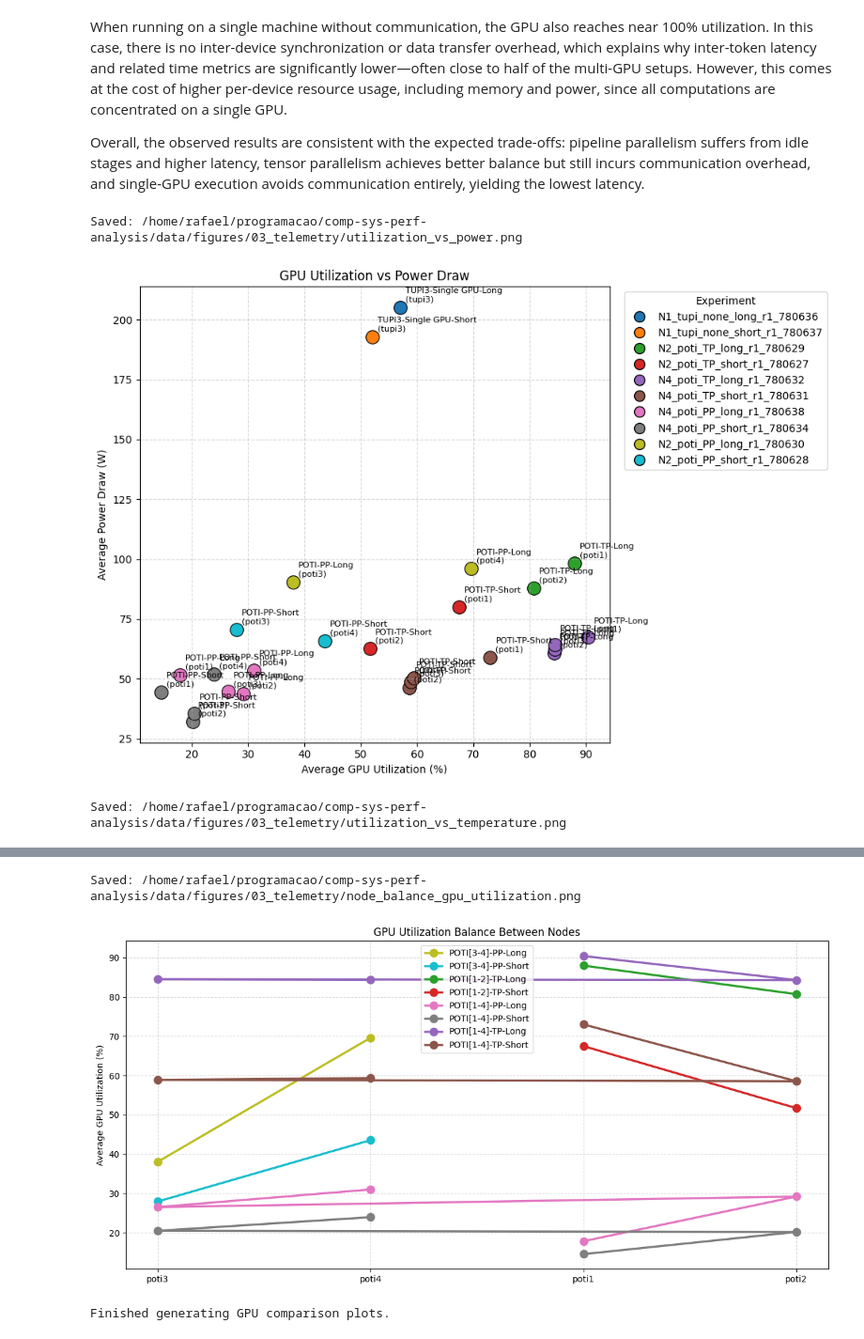
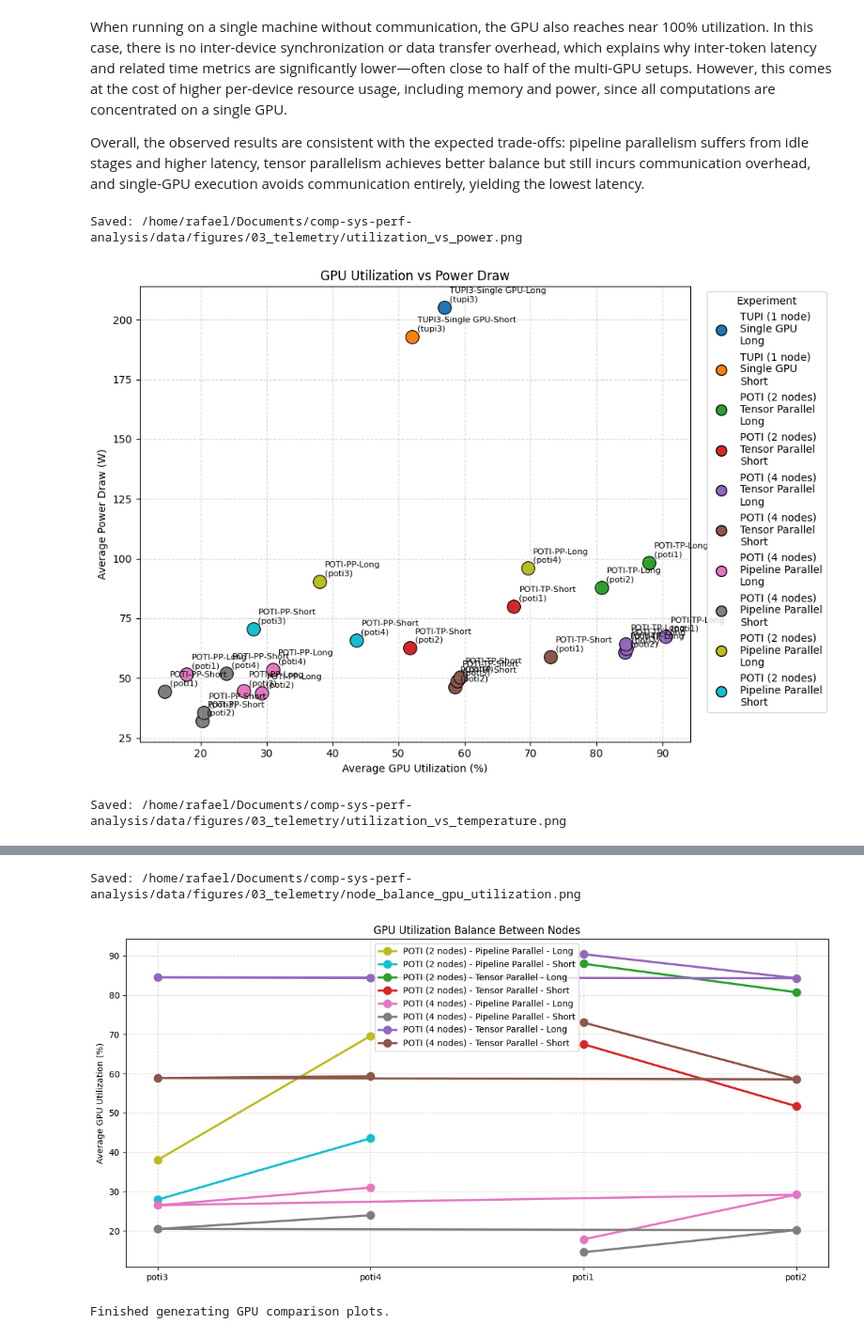
Before and after one commit to matregnago/comp-sys-perf-analysis, a Jupyter notebook: notebooks/03_telemetry.ipynb, the cells around one changed output, grey strips where cells are left out. Shown at 94% size. Cells and saved outputs as stored; diff of their text form; code cells hidden in the pictures.

Commit message:
fix: gpu graph labels

```diff
--- a/notebooks/03_telemetry.ipynb
+++ b/notebooks/03_telemetry.ipynb
@@ -502,7 +502,7 @@ def make_label(row):
 # Every experiment gets one color
 # All nodes from the same experiment share that color
 
-experiments = df["experiment_name"].unique()
+experiments = df["display_name"].unique()
 
 cmap = plt.get_cmap("tab10")
 
@@ -541,7 +541,7 @@ for _, row in df.iterrows():
 
     label = make_label(row)
 
-    color = experiment_colors[row["experiment_name"]]
+    color = experiment_colors[row["display_name"]]
 
     plt.scatter(
         row["gpu_util_avg"],
@@ -614,7 +614,7 @@ for _, row in df.iterrows():
 
     label = make_label(row)
 
-    color = experiment_colors[row["experiment_name"]]
+    color = experiment_colors[row["display_name"]]
 
     plt.scatter(
         row["gpu_util_avg"],
@@ -642,7 +642,7 @@ for _, row in df.iterrows():
 
 legend_handles = []
 
-for exp in experiments:
+for display_name in experiments:
 
     legend_handles.append(
         plt.Line2D(
@@ -650,10 +650,10 @@ for exp in experiments:
             [0],
             marker='o',
             color='w',
-            markerfacecolor=experiment_colors[exp],
+            markerfacecolor=experiment_colors[display_name],
             markeredgecolor='black',
             markersize=10,
-            label=exp
+            label=display_name.replace("\n", " - ")
         )
     )
 
@@ -682,7 +682,7 @@ save_plot("utilization_vs_temperature.png")
 # =========================================================
 
 multi_node = (
-    df.groupby("experiment_name")
+    df.groupby("display_name")
     .filter(lambda g: len(g) > 1)
 )
 
@@ -690,7 +690,7 @@ if not multi_node.empty:
 
     plt.figure(figsize=(12, 6))
 
-    for exp_name, group in multi_node.groupby("experiment_name"):
+    for display_name, group in multi_node.groupby("display_name"):
 
         group = group.sort_values("node_name")
 
@@ -705,35 +705,35 @@ if not multi_node.empty:
         )
 
         label = f"{machine}-{parallelism}-{workload}"
 
-        color = experiment_colors[exp_name]
+        color = experiment_colors[display_name]
 
         plt.plot(
             group["node_name"],
             group["gpu_util_avg"],
             marker="o",
             linewidth=2.5,
             markersize=9,
             color=color,
-            label=label,
+            label = display_name.replace("\n", " - ")
         )
 
     plt.ylabel("Average GPU Utilization (%)")
 
     plt.title("GPU Utilization Balance Between Nodes")
 
     plt.grid(
         True,
         linestyle="--",
         alpha=0.5
     )
 
     plt.legend()
 
     save_plot("node_balance_gpu_utilization.png")
 
 print("\nFinished generating GPU comparison plots.")
 # %% [output]
-Saved: /home/rafael/programacao/comp-sys-perf-analysis/data/figures/03_telemetry/utilization_vs_power.png
+Saved: /home/rafael/Documents/comp-sys-perf-analysis/data/figures/03_telemetry/utilization_vs_power.png
-[figure, old version]
+[figure, new version]
-Saved: /home/rafael/programacao/comp-sys-perf-analysis/data/figures/03_telemetry/utilization_vs_temperature.png
+Saved: /home/rafael/Documents/comp-sys-perf-analysis/data/figures/03_telemetry/utilization_vs_temperature.png
@@ -741,3 +741,3 @@ Saved: /home/rafael/programacao/comp-sys-perf-analysis/data/figures/03_telemetry
-Saved: /home/rafael/programacao/comp-sys-perf-analysis/data/figures/03_telemetry/node_balance_gpu_utilization.png
+Saved: /home/rafael/Documents/comp-sys-perf-analysis/data/figures/03_telemetry/node_balance_gpu_utilization.png
-[figure, old version]
+[figure, new version]
 Finished generating GPU comparison plots.
```
Also changed, not shown: parts of 1 cell of this notebook, 3 other files.
